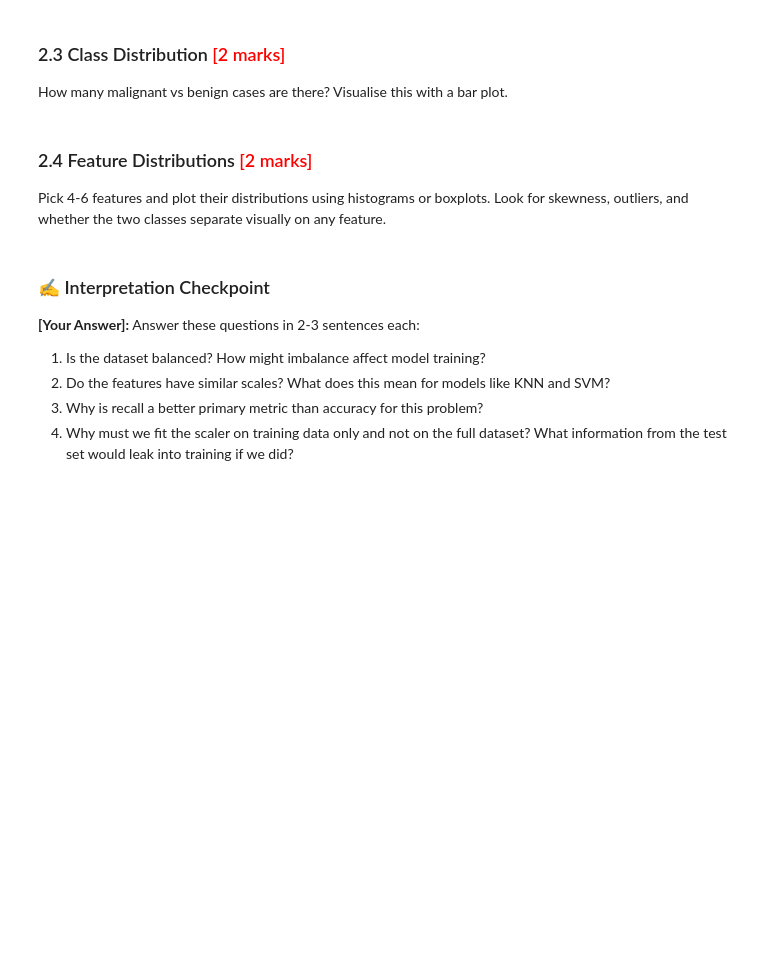
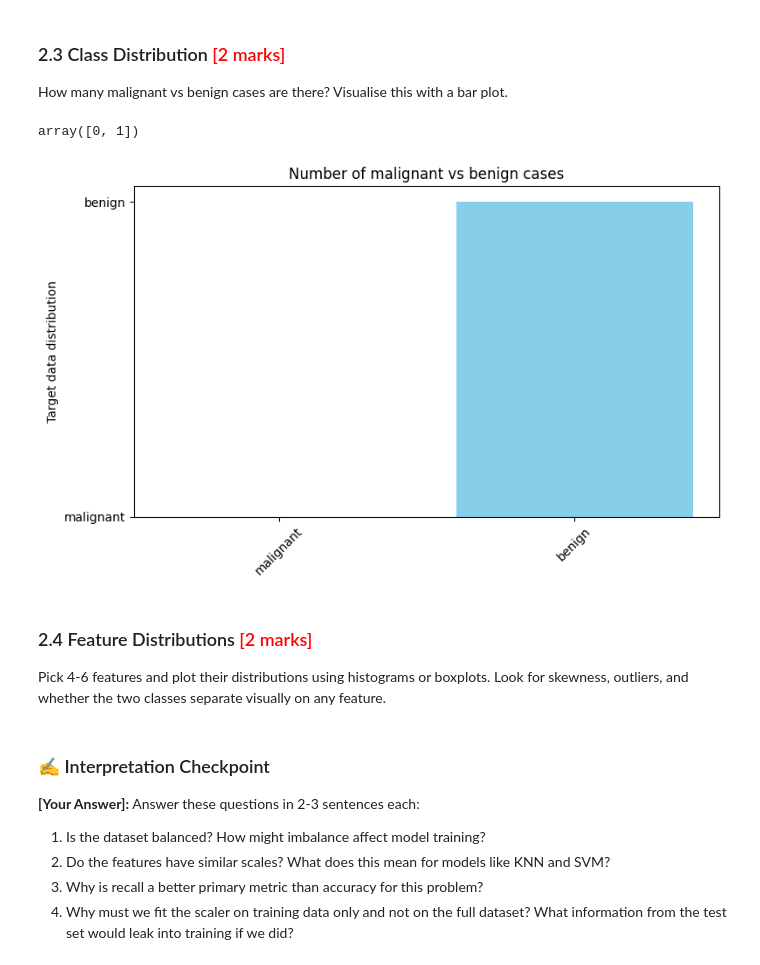
Before and after one commit to ravi-soda/ML_Assignments, a Jupyter notebook: assignments/Classification_Assignment_IITKGP/Classification_Models_Exercise.ipynb, the cells around one changed output. Cells and saved outputs as stored; diff of their text form; code cells hidden in the pictures; blank space fills up the shorter version.

```diff
--- a/assignments/Classification_Assignment_IITKGP/Classification_Models_Exercise.ipynb
+++ b/assignments/Classification_Assignment_IITKGP/Classification_Models_Exercise.ipynb
@@ -182,9 +225,24 @@ plt.show()
 ### 2.3 Class Distribution <font color="red">[2 marks]</font>
 
 How many malignant vs benign cases are there? Visualise this with a bar plot.
+# %%
+importances = data.target_names
+indices = np.argsort(importances)[::-1]
+indices
+# %% [output]
+array([0, 1])
 # %%
 # Class distribution after remapping
 ### CODE HERE ###
+plt.figure(figsize=(8, 5))
+plt.bar(range(len(importances)), importances[indices], color="skyblue")
+plt.xticks(range(len(importances)), [importances[i] for i in indices], rotation=45)
+plt.ylabel("Target data distribution")
+plt.title("Number of malignant vs benign cases")
+plt.tight_layout()
+plt.show()
+# %% [output]
+[figure, added]
 # %% [markdown]
 ### 2.4 Feature Distributions <font color="red">[2 marks]</font>
 
```
Also changed, not shown: parts of 4 cells of this notebook.
